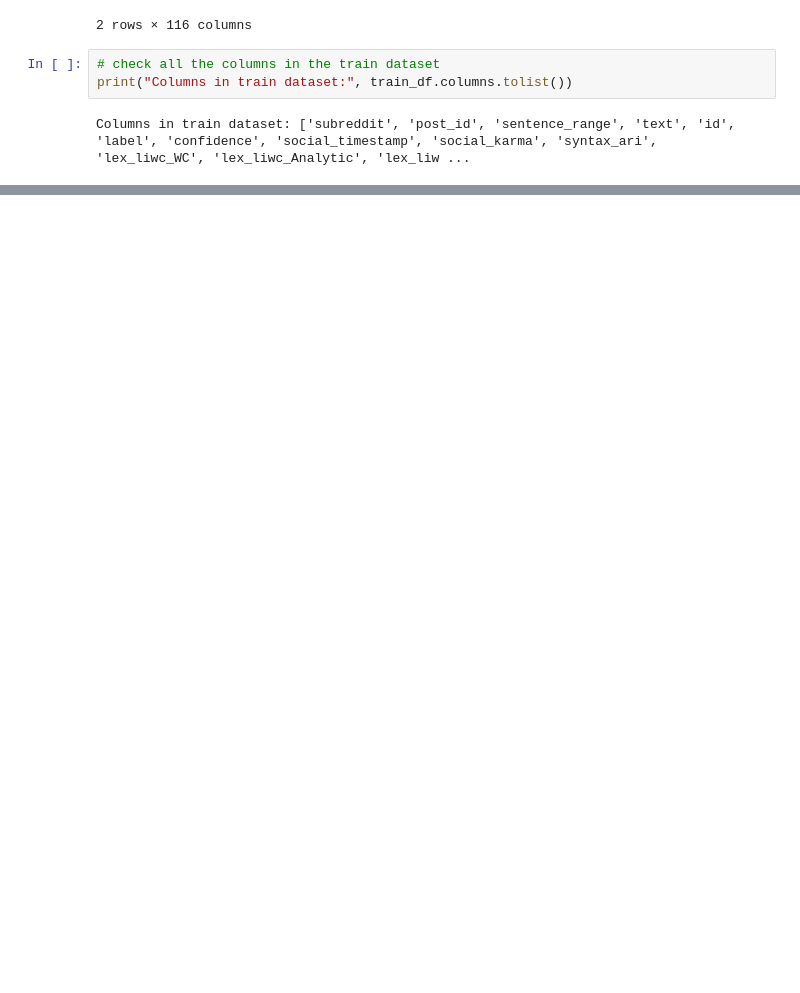
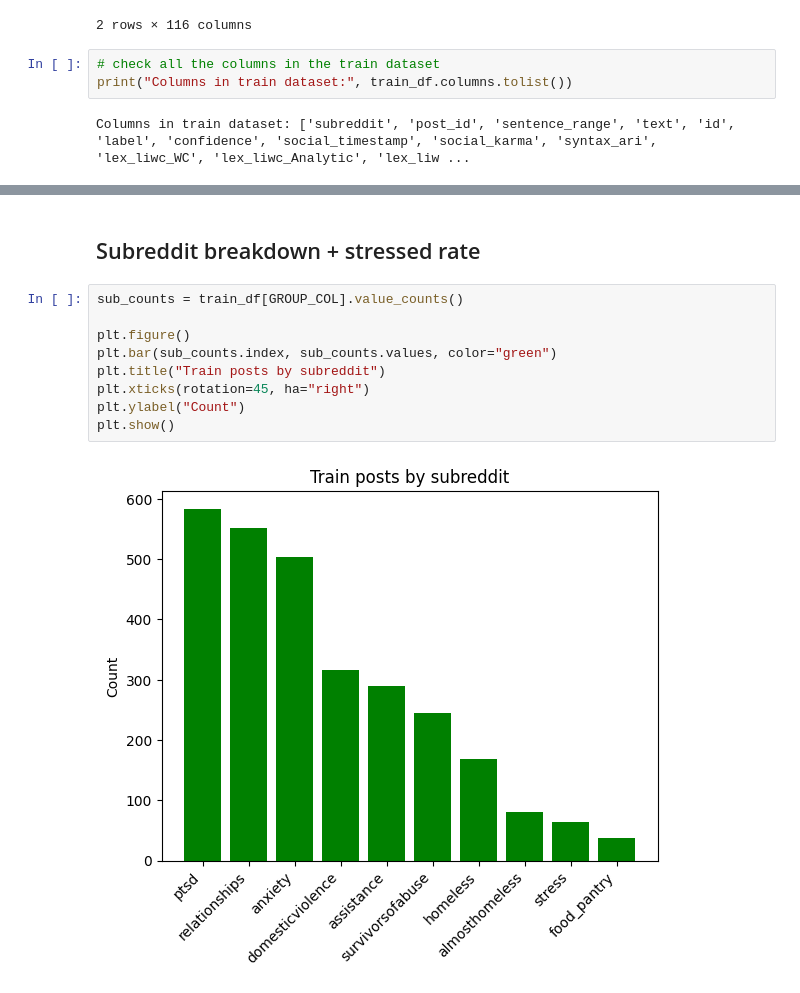
Before and after one commit to beckhamtoh/DSA4262, a Jupyter notebook: Individual Assignment 2/Assignment 2.ipynb, the cells around one changed output, grey strips where cells are left out. Saved outputs shown, nothing was run; the diff lists cells and outputs as text; blank space fills up the shorter version.

```diff
--- a/Individual Assignment 2/Assignment 2.ipynb
+++ b/Individual Assignment 2/Assignment 2.ipynb
@@ -60,0 +100,13 @@ Columns in train dataset: ['subreddit', 'post_id', 'sentence_range', 'text', 'id
+# %% [markdown]
+## Subreddit breakdown + stressed rate
+# %%
+sub_counts = train_df[GROUP_COL].value_counts()
+
+plt.figure()
+plt.bar(sub_counts.index, sub_counts.values, color="green")
+plt.title("Train posts by subreddit")
+plt.xticks(rotation=45, ha="right")
+plt.ylabel("Count")
+plt.show()
+# %% [output]
+[figure, added]
```
Also changed, not shown: parts of 49 cells of this notebook.
